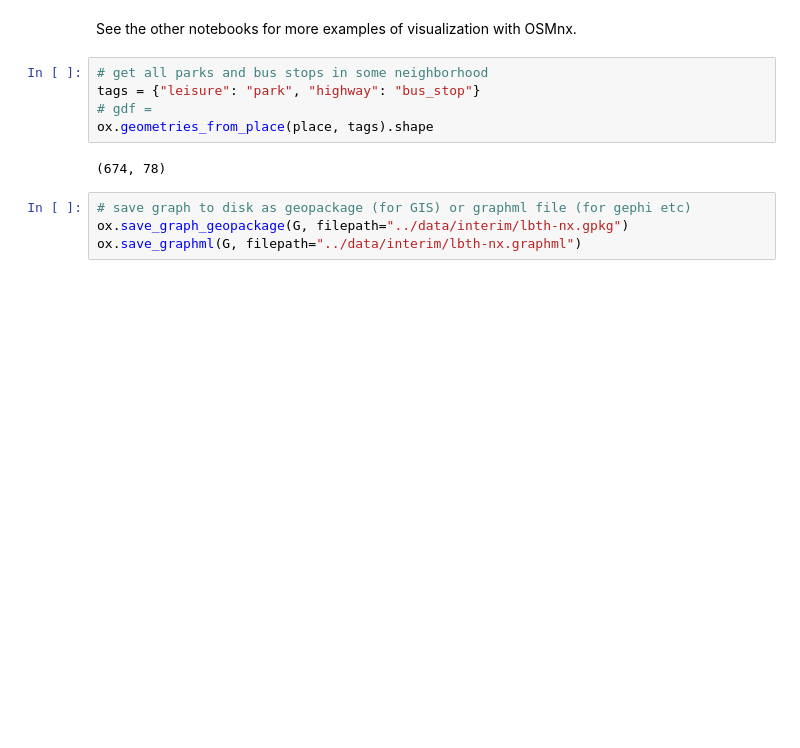
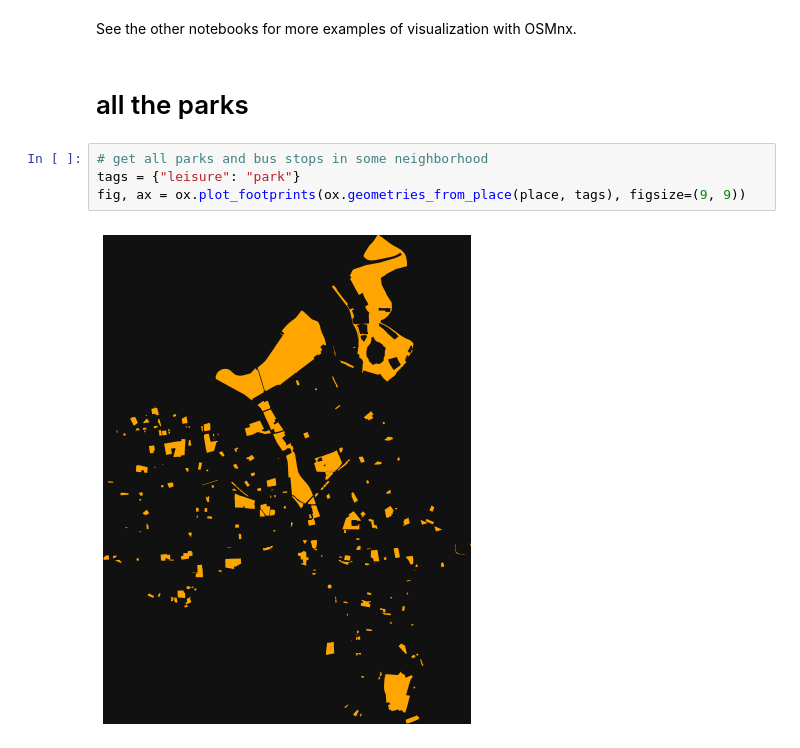
Before and after one commit to data-hamlets/census-data, a Jupyter notebook: notebooks/00-osmnx-features-demo.ipynb, the cells around one changed output. Cells and saved outputs as stored; diff of their text form; blank space fills up the shorter version.

```diff
--- a/notebooks/00-osmnx-features-demo.ipynb
+++ b/notebooks/00-osmnx-features-demo.ipynb
@@ -176,14 +176,11 @@ fig, ax = ox.plot_graph(G, node_size=0, edge_color="w", edge_linewidth=0.2)
 [figure]
 # %% [markdown]
 See the other notebooks for more examples of visualization with OSMnx.
+# %% [markdown]
+# all the parks
 # %%
 # get all parks and bus stops in some neighborhood
-tags = {"leisure": "park", "highway": "bus_stop"}
-# gdf =
-ox.geometries_from_place(place, tags).shape
+tags = {"leisure": "park"}
+fig, ax = ox.plot_footprints(ox.geometries_from_place(place, tags), figsize=(9, 9))
 # %% [output]
-(674, 78)
+[figure, added]
-# %%
-# save graph to disk as geopackage (for GIS) or graphml file (for gephi etc)
-ox.save_graph_geopackage(G, filepath="../data/interim/lbth-nx.gpkg")
-ox.save_graphml(G, filepath="../data/interim/lbth-nx.graphml")
```
Also changed, not shown: parts of 1 cell of this notebook.
